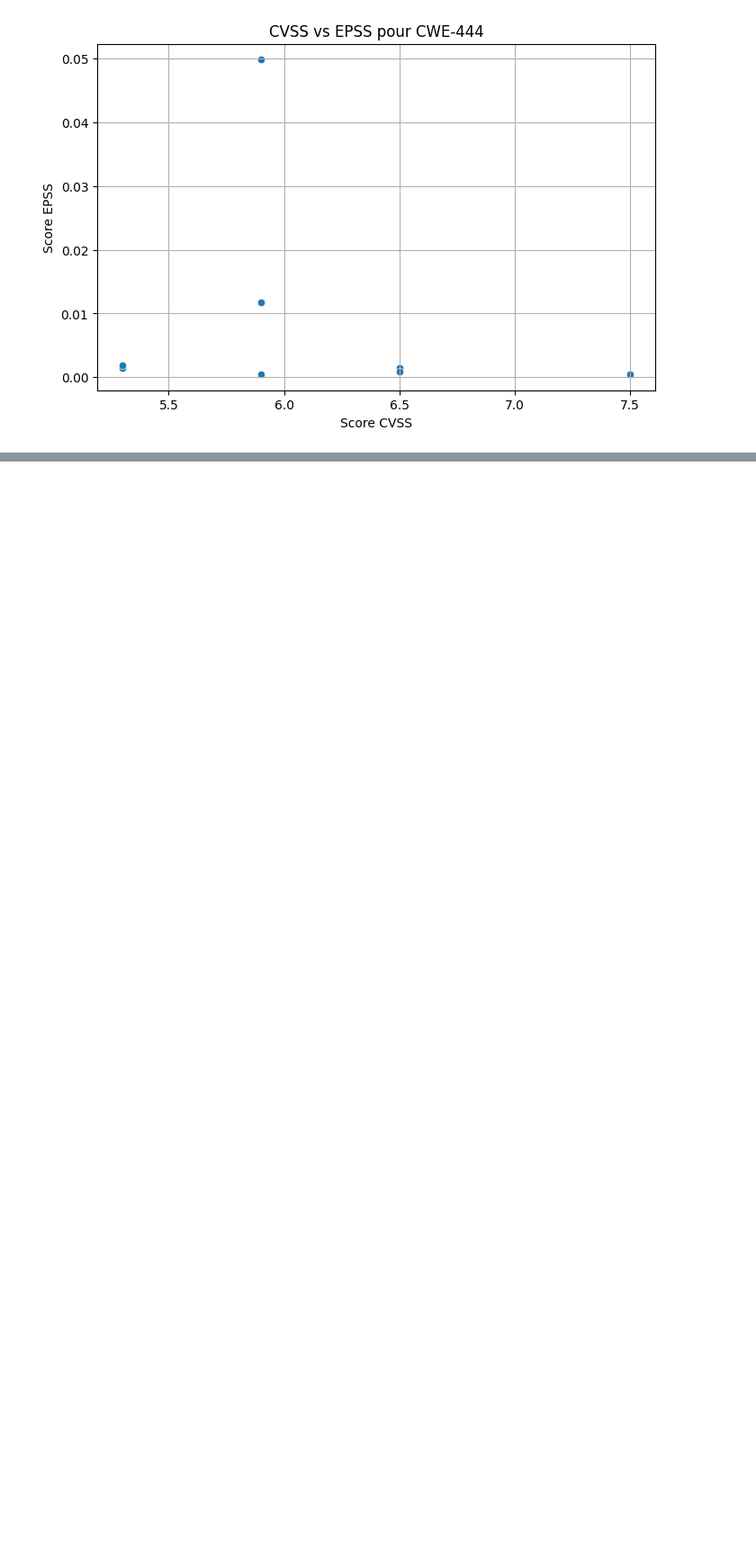
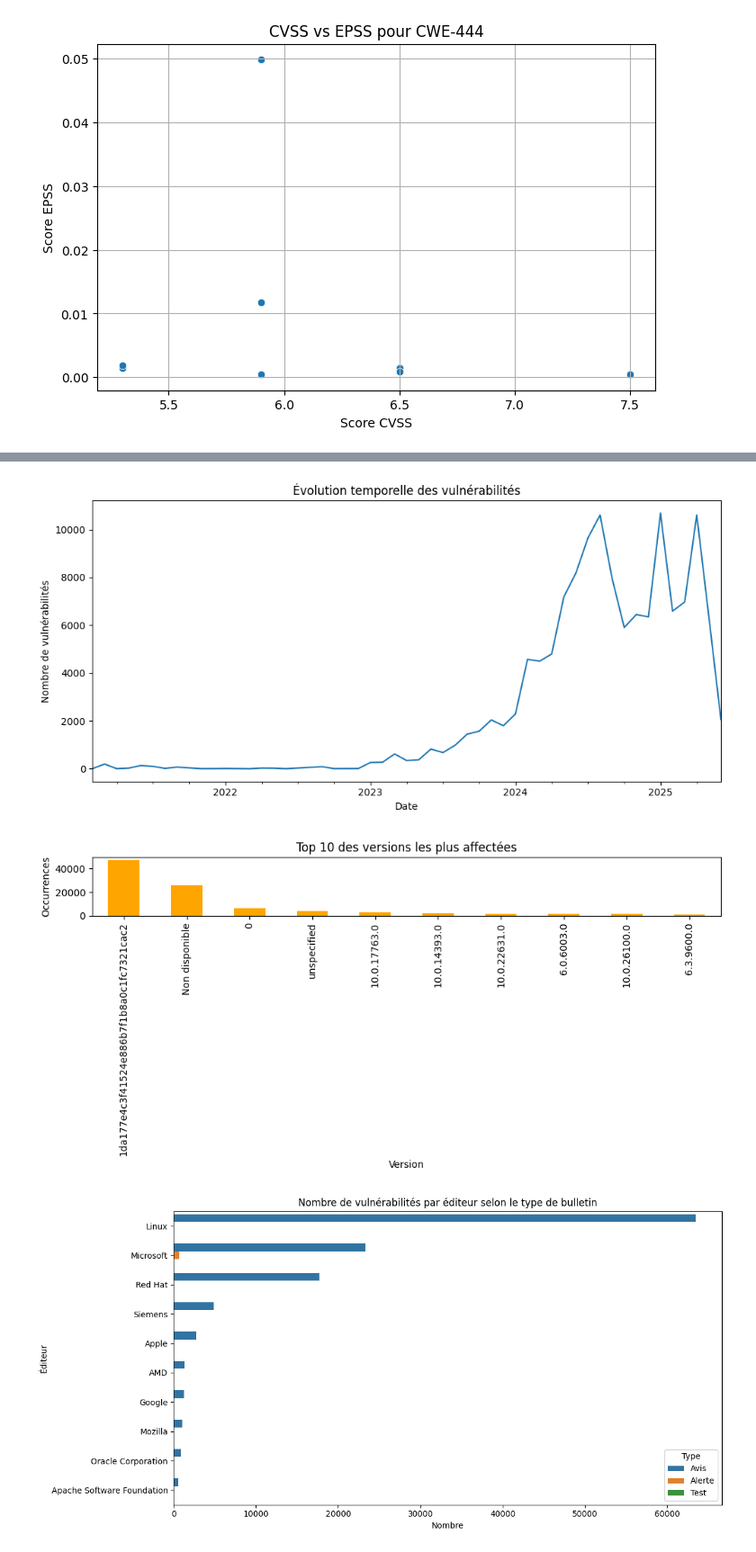
Before and after one commit to charlottines/TD-ANSSI, a Jupyter notebook: data.ipynb, the cells around one changed output, grey strips where cells are left out. Shown at 90% size. Drawn from its saved outputs; the diff is of its cells as text; code cells hidden in the pictures; blank space fills up the shorter version.

```diff
--- a/data.ipynb
+++ b/data.ipynb
@@ -158,0 +148,45 @@ DataFrame.csv mis à jour ! Total lignes : 133614
+# %%
+# Evolution temporelle du nombre de vuln\u00e9rabilit\u00e9s
+plt.figure(figsize=(10,5))
+df['Date_publication'] = pd.to_datetime(df['Date_publication'], errors='coerce')
+df.groupby(df['Date_publication'].dt.to_period('M')).size().plot()
+plt.title("\u00c9volution temporelle des vuln\u00e9rabilit\u00e9s")
+plt.xlabel("Date")
+plt.ylabel("Nombre de vuln\u00e9rabilit\u00e9s")
+plt.tight_layout()
+plt.show()
+
+# Versions les plus fr\u00e9quemment touch\u00e9es
+plt.figure(figsize=(10,5))
+versions = df['Versions_affectees'].dropna().str.split(', ')
+flat_versions = [v.strip() for sublist in versions for v in sublist if v.strip() != ""]
+pd.Series(flat_versions).value_counts().head(10).plot(kind='bar', color='orange')
+plt.title("Top 10 des versions les plus affect\u00e9es")
+plt.xlabel("Version")
+plt.ylabel("Occurrences")
+plt.tight_layout()
+plt.show()
+
+# Nombre de vuln\u00e9rabilit\u00e9s par \u00e9diteur et type de bulletin
+plt.figure(figsize=(12,6))
+sns.countplot(data=df, y='Editeur', hue='Type', order=df['Editeur'].value_counts().head(10).index)
+plt.title("Nombre de vuln\u00e9rabilit\u00e9s par \u00e9diteur selon le type de bulletin")
+plt.xlabel("Nombre")
+plt.ylabel("\u00c9diteur")
+plt.tight_layout()
+plt.show()
+
+# Dispersion des scores CVSS pour les \u00e9diteurs les plus affect\u00e9s
+top_editors = df['Editeur'].value_counts().head(10).index
+df_filtered = df[df['Editeur'].isin(top_editors) & df['CVSS_score'].notna()]
+df_filtered['CVSS_score'] = df_filtered['CVSS_score'].astype(float)
+plt.figure(figsize=(12,6))
+sns.boxplot(data=df_filtered, x='Editeur', y='CVSS_score')
+plt.title("Dispersion des scores CVSS par \u00e9diteur (Top 10)")
+plt.xticks(rotation=45)
+plt.tight_layout()
+plt.show()
+# %% [output]
+[figure, added]
+[figure, added]
+[figure, added]
```
Also changed, not shown: parts of 4 cells of this notebook.
